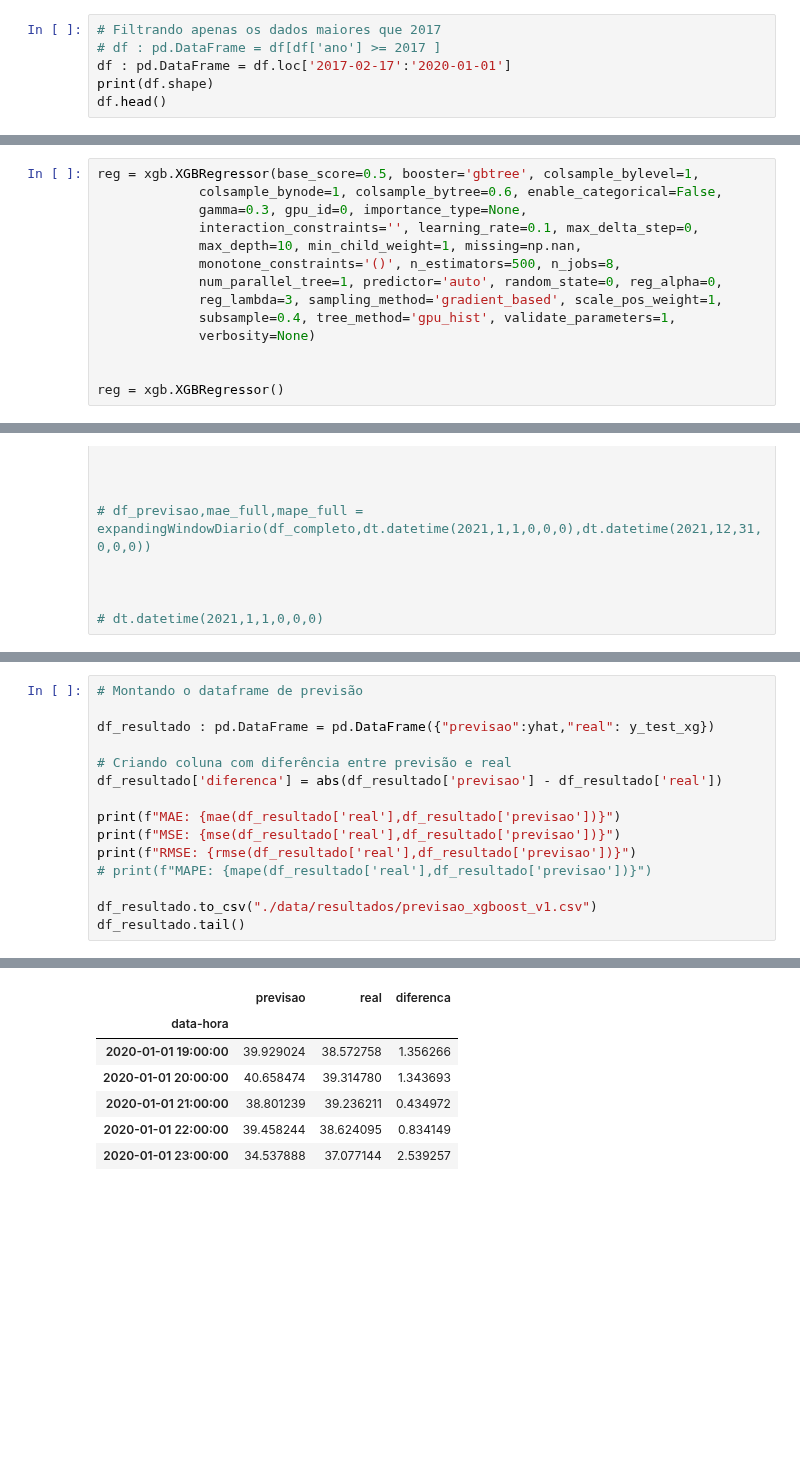
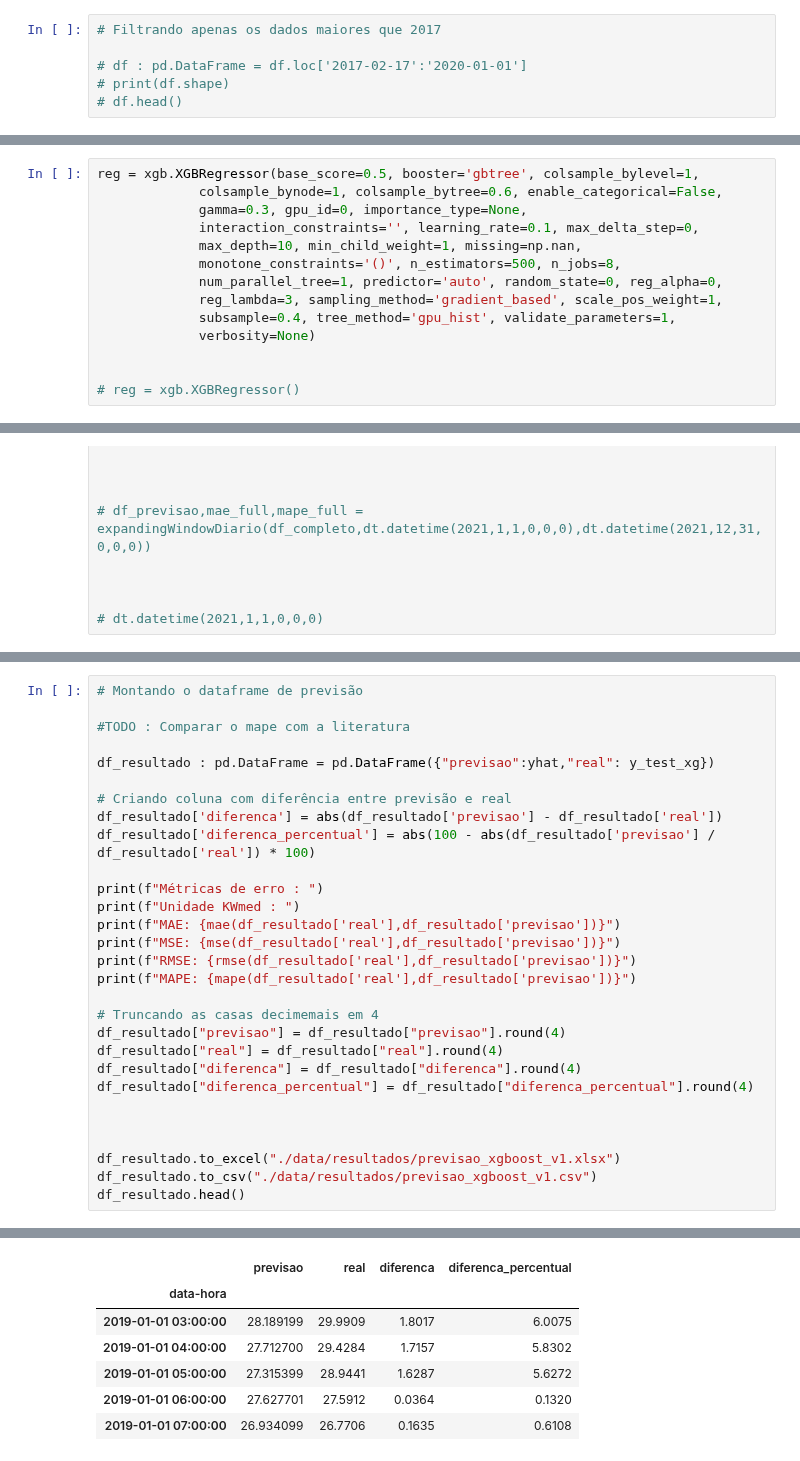
Before and after one commit to Alorencatto/tcc, a Jupyter notebook: model-1.ipynb, the cells around one changed output, grey strips where cells are left out. Cells and saved outputs as stored; diff of their text form; blank space fills up the shorter version.

```diff
--- a/model-1.ipynb
+++ b/model-1.ipynb
@@ -118,7 +119,7 @@ df.head()
 5 rows × 90 columns
 # %%
 # Filtrando apenas os dados maiores que 2017
-# df : pd.DataFrame = df[df['ano'] >= 2017 ]
-df : pd.DataFrame = df.loc['2017-02-17':'2020-01-01']
-print(df.shape)
-df.head()
+
+# df : pd.DataFrame = df.loc['2017-02-17':'2020-01-01']
+# print(df.shape)
+# df.head()
@@ -294,7 +282,7 @@ reg = xgb.XGBRegressor(base_score=0.5, booster='gbtree', colsample_bylevel=1,
              verbosity=None)
 
 
-reg = xgb.XGBRegressor()
+# reg = xgb.XGBRegressor()
 # %%
 # joblib.dump(reg, "./models/xgboost_v1.joblib.dat")
 # loaded_model = joblib.load("./models/xgboost_v1.joblib.dat")
@@ -423,17 +428,31 @@ def mape(y, y_hat):
     return np.mean(np.abs((y - y_hat)/y)*100)
 # %%
 # Montando o dataframe de previsão
+
+#TODO : Comparar o mape com a literatura
 
 df_resultado : pd.DataFrame = pd.DataFrame({"previsao":yhat,"real": y_test_xg})
 
 # Criando coluna com diferência entre previsão e real
 df_resultado['diferenca'] = abs(df_resultado['previsao'] - df_resultado['real'])
+df_resultado['diferenca_percentual'] = abs(100 - abs(df_resultado['previsao'] / df_resultado['real']) * 100)
 
+print(f"Métricas de erro : ")
+print(f"Unidade KWmed : ")
 print(f"MAE: {mae(df_resultado['real'],df_resultado['previsao'])}")
 print(f"MSE: {mse(df_resultado['real'],df_resultado['previsao'])}")
 print(f"RMSE: {rmse(df_resultado['real'],df_resultado['previsao'])}")
-# print(f"MAPE: {mape(df_resultado['real'],df_resultado['previsao'])}")
+print(f"MAPE: {mape(df_resultado['real'],df_resultado['previsao'])}")
 
+# Truncando as casas decimemais em 4
+df_resultado["previsao"] = df_resultado["previsao"].round(4)
+df_resultado["real"] = df_resultado["real"].round(4)
+df_resultado["diferenca"] = df_resultado["diferenca"].round(4)
+df_resultado["diferenca_percentual"] = df_resultado["diferenca_percentual"].round(4)
+
+
+
+df_resultado.to_excel("./data/resultados/previsao_xgboost_v1.xlsx")
 df_resultado.to_csv("./data/resultados/previsao_xgboost_v1.csv")
-df_resultado.tail()
+df_resultado.head()
 # %% [output]
@@ -443,7 +465,7 @@ RMSE: 1.773672243584086
-|  | previsao | real | diferenca |
-| data-hora |  |  |  |
-| 2020-01-01 19:00:00 | 39.929024 | 38.572758 | 1.356266 |
-| 2020-01-01 20:00:00 | 40.658474 | 39.314780 | 1.343693 |
-| 2020-01-01 21:00:00 | 38.801239 | 39.236211 | 0.434972 |
-| 2020-01-01 22:00:00 | 39.458244 | 38.624095 | 0.834149 |
-| 2020-01-01 23:00:00 | 34.537888 | 37.077144 | 2.539257 |
+|  | previsao | real | diferenca | diferenca_percentual |
+| data-hora |  |  |  |  |
+| 2019-01-01 03:00:00 | 28.189199 | 29.9909 | 1.8017 | 6.0075 |
+| 2019-01-01 04:00:00 | 27.712700 | 29.4284 | 1.7157 | 5.8302 |
+| 2019-01-01 05:00:00 | 27.315399 | 28.9441 | 1.6287 | 5.6272 |
+| 2019-01-01 06:00:00 | 27.627701 | 27.5912 | 0.0364 | 0.1320 |
+| 2019-01-01 07:00:00 | 26.934099 | 26.7706 | 0.1635 | 0.6108 |
```
Also changed, not shown: parts of 20 cells of this notebook, 9 other files.
